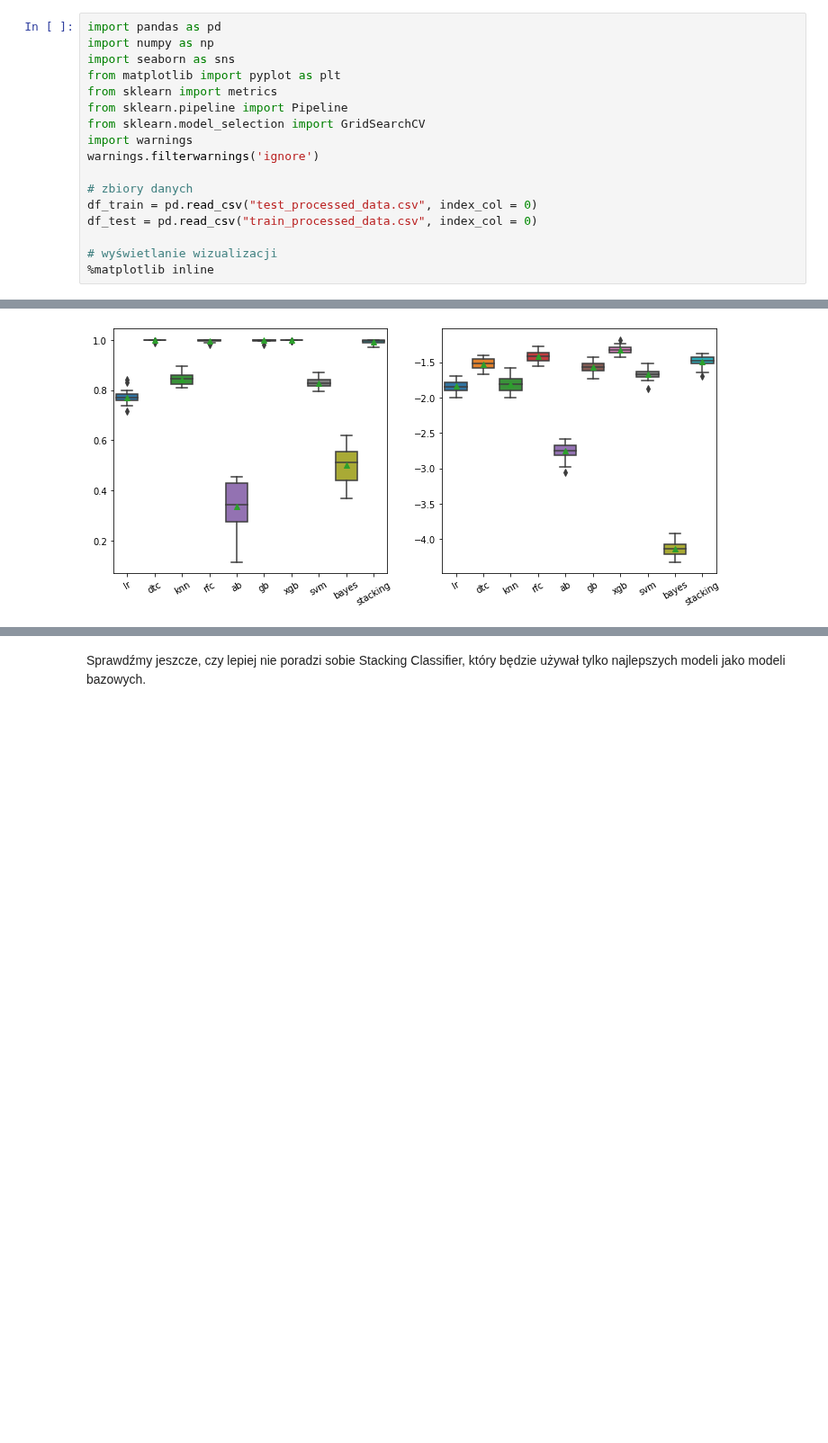
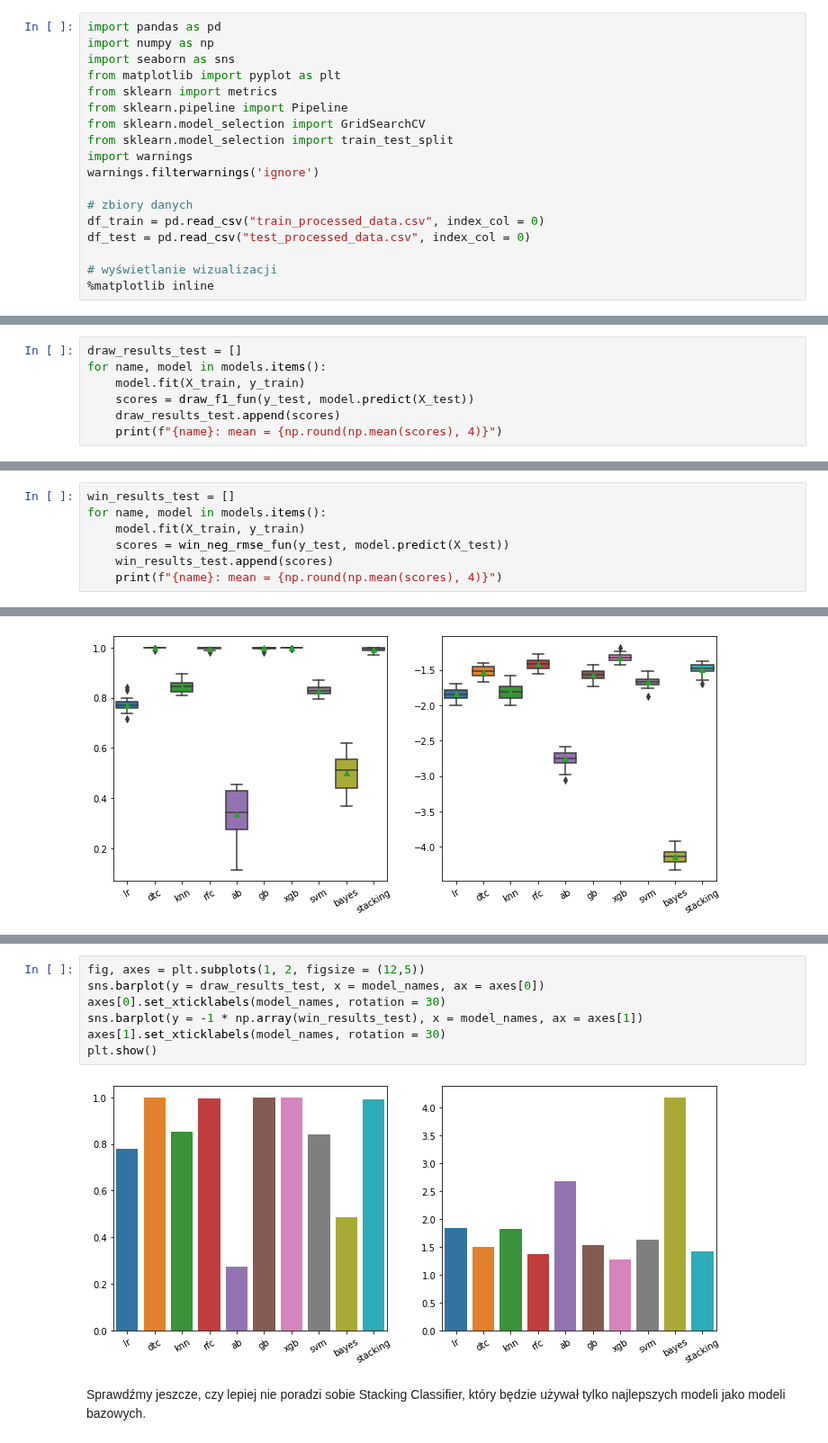
Before and after one commit to wi1lku/Introduction-to-machine-learning-, a Jupyter notebook: project1/Model_selection.ipynb, the cells around one changed output, grey strips where cells are left out. Shown at 90% size. Saved outputs shown, nothing was run; the diff lists cells and outputs as text; blank space fills up the shorter version.

```diff
--- a/project1/MS2_Project1.ipynb
+++ b/project1/Model_selection.ipynb
@@ -12,12 +12,13 @@ from matplotlib import pyplot as plt
 from sklearn import metrics
 from sklearn.pipeline import Pipeline
 from sklearn.model_selection import GridSearchCV
+from sklearn.model_selection import train_test_split
 import warnings
 warnings.filterwarnings('ignore')
 
 # zbiory danych
-df_train = pd.read_csv("test_processed_data.csv", index_col = 0)
-df_test = pd.read_csv("train_processed_data.csv", index_col = 0)
+df_train = pd.read_csv("train_processed_data.csv", index_col = 0)
+df_test = pd.read_csv("test_processed_data.csv", index_col = 0)
 
 # wyświetlanie wizualizacji
 %matplotlib inline
@@ -275,0 +279,7 @@ Modele dające najlepsze wyniki: DecisionTreeClassifier, RandomForestClassifier,
+# %%
+draw_results_test = []
+for name, model in models.items():
+    model.fit(X_train, y_train)
+    scores = draw_f1_fun(y_test, model.predict(X_test))
+    draw_results_test.append(scores)
+    print(f"{name}: mean = {np.round(np.mean(scores), 4)}")
@@ -292,3 +315,10 @@ xgb: mean = -1.325, std = 0.0532
 svm: mean = -1.6669, std = 0.0743
 bayes: mean = -4.1382, std = 0.1008
 stacking: mean = -1.4881, std = 0.0775
+# %%
+win_results_test = []
+for name, model in models.items():
+    model.fit(X_train, y_train)
+    scores = win_neg_rmse_fun(y_test, model.predict(X_test))
+    win_results_test.append(scores)
+    print(f"{name}: mean = {np.round(np.mean(scores), 4)}")
@@ -308,3 +369,12 @@ plt.show()
+# %%
+fig, axes = plt.subplots(1, 2, figsize = (12,5))
+sns.barplot(y = draw_results_test, x = model_names, ax = axes[0])
+axes[0].set_xticklabels(model_names, rotation = 30)
+sns.barplot(y = -1 * np.array(win_results_test), x = model_names, ax = axes[1])
+axes[1].set_xticklabels(model_names, rotation = 30)
+plt.show()
+# %% [output]
+[figure, added]
 # %% [markdown]
 Sprawdźmy jeszcze, czy lepiej nie poradzi sobie Stacking Classifier, który będzie używał tylko najlepszych modeli jako modeli bazowych.
 # %%
```
Also changed, not shown: parts of 19 cells of this notebook, 7 other files.
